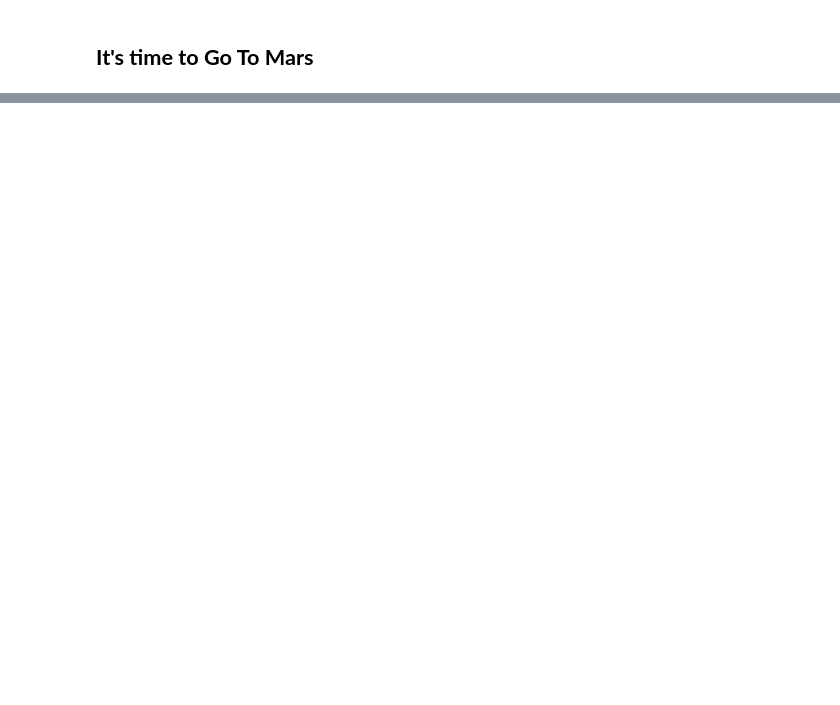
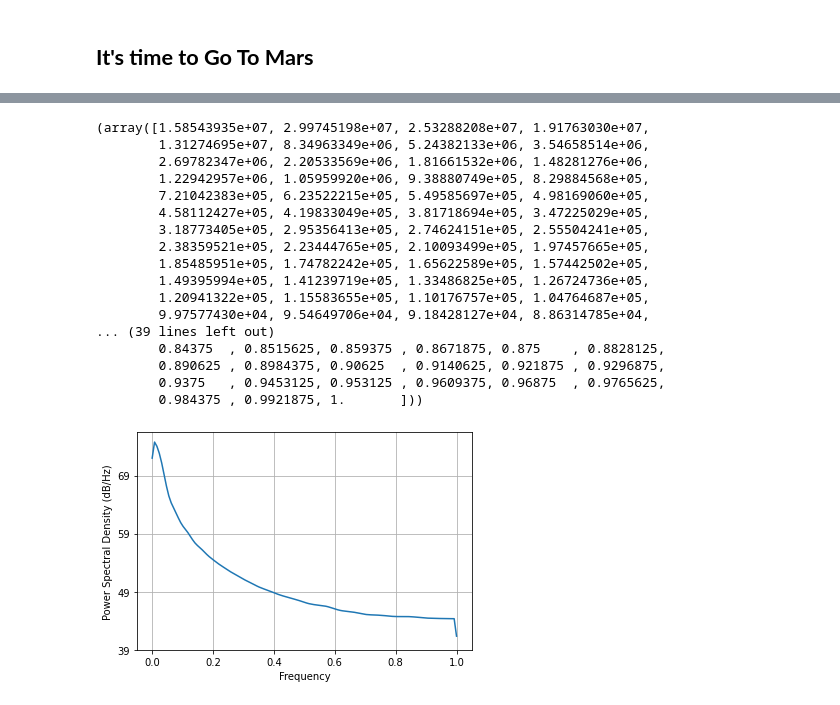
Before and after one commit to vivekdcn/Signal-Processing, a Jupyter notebook: PyBCN_2021.ipynb, the cells around one changed output, grey strips where cells are left out. Drawn from its saved outputs; the diff is of its cells as text; code cells hidden in the pictures; blank space fills up the shorter version.

```diff
--- a/PyBCN_2021.ipynb
+++ b/PyBCN_2021.ipynb
@@ -251,0 +296,21 @@ Audio('/content/identify_sound.wav')
+# %%
+plt.psd(data[0:50, 1])
+# %% [output]
+(array([1.58543935e+07, 2.99745198e+07, 2.53288208e+07, 1.91763030e+07,
+        1.31274695e+07, 8.34963349e+06, 5.24382133e+06, 3.54658514e+06,
+        2.69782347e+06, 2.20533569e+06, 1.81661532e+06, 1.48281276e+06,
+        1.22942957e+06, 1.05959920e+06, 9.38880749e+05, 8.29884568e+05,
+        7.21042383e+05, 6.23522215e+05, 5.49585697e+05, 4.98169060e+05,
+        4.58112427e+05, 4.19833049e+05, 3.81718694e+05, 3.47225029e+05,
+        3.18773405e+05, 2.95356413e+05, 2.74624151e+05, 2.55504241e+05,
+        2.38359521e+05, 2.23444765e+05, 2.10093499e+05, 1.97457665e+05,
+        1.85485951e+05, 1.74782242e+05, 1.65622589e+05, 1.57442502e+05,
+        1.49395994e+05, 1.41239719e+05, 1.33486825e+05, 1.26724736e+05,
+        1.20941322e+05, 1.15583655e+05, 1.10176757e+05, 1.04764687e+05,
+        9.97577430e+04, 9.54649706e+04, 9.18428127e+04, 8.86314785e+04,
+... (39 lines left out)
+        0.84375  , 0.8515625, 0.859375 , 0.8671875, 0.875    , 0.8828125,
+        0.890625 , 0.8984375, 0.90625  , 0.9140625, 0.921875 , 0.9296875,
+        0.9375   , 0.9453125, 0.953125 , 0.9609375, 0.96875  , 0.9765625,
+        0.984375 , 0.9921875, 1.       ]))
+[figure, added]
```
Also changed, not shown: parts of 7 cells of this notebook.
